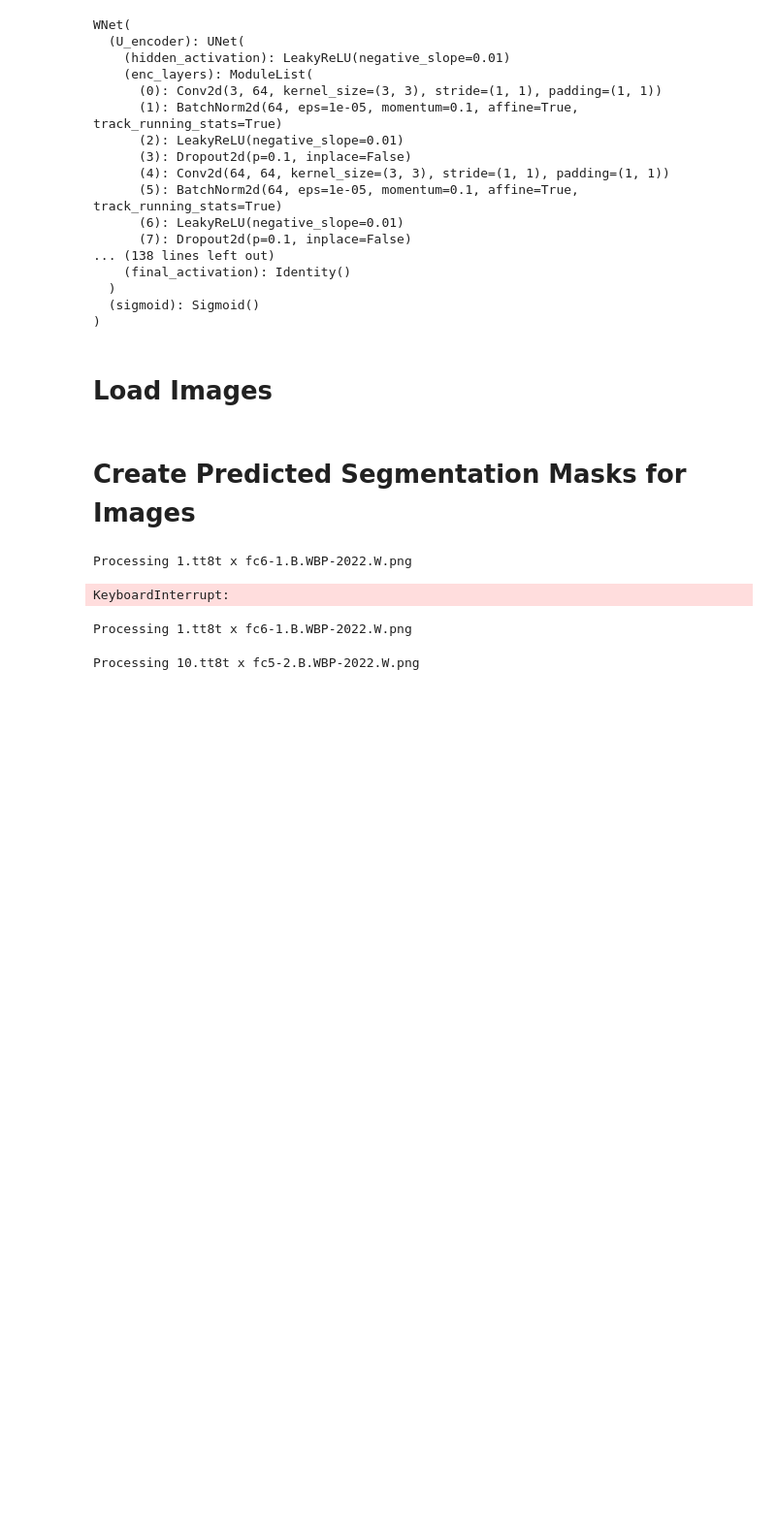
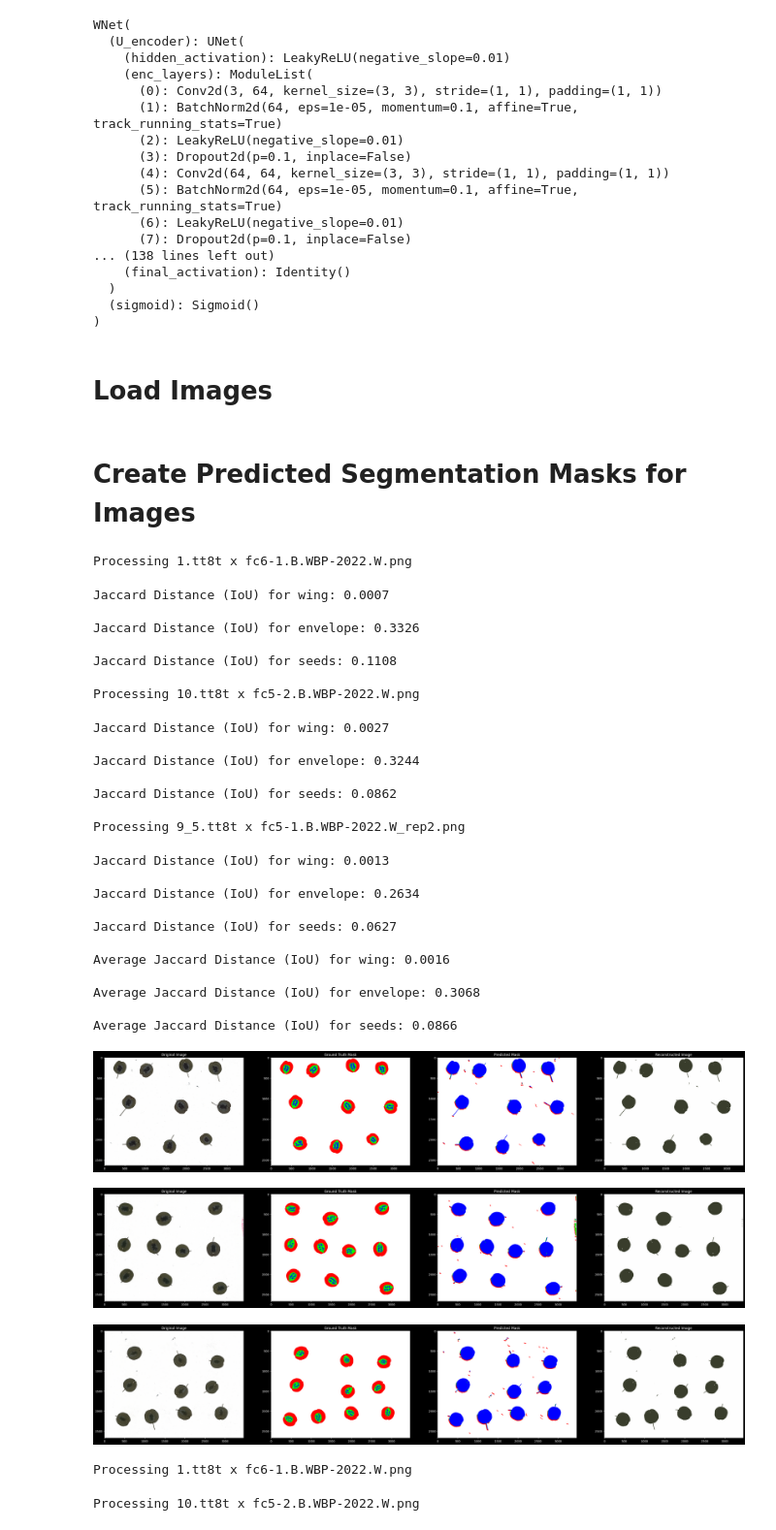
Before and after one commit to pikruse/PennycressWNet, a Jupyter notebook: notebooks/Inference.ipynb, the cells around one changed output. Shown at 97% size. Cells and saved outputs as stored; diff of their text form; code cells hidden in the pictures; blank space fills up the shorter version.

```diff
--- a/notebooks/Inference.ipynb
+++ b/notebooks/Inference.ipynb
@@ -97,7 +97,9 @@ WNet(
 # options
 image_path = "../data/test/images/"
 mask_path = "../data/test/masks/"
-save_path = "../data/test/predictions/"
+pred_save_path = "../data/test/predictions/"
+rec_save_path = "../data/test/reconstructions/"
+
 
 # load image data
 image_names = glob.glob(mask_path + "*.png")
@@ -107,17 +109,45 @@ image_names = [os.path.basename(x) for x in image_names]
 # %%
 reload(SegmentImage)
 SegmentImage.segment_image(model = wnet,
                            k = 4,
                            image_names = image_names,
                            image_path = image_path,
                            mask_path = mask_path,
-                           save_path = save_path,
+                           pred_save_path = pred_save_path,
+                           rec_save_path = rec_save_path,
                            plot = True,
                            verbose = 2,
                            device = device)
 # %% [output]
 Processing 1.tt8t x fc6-1.B.WBP-2022.W.png
-KeyboardInterrupt:
+Jaccard Distance (IoU) for wing: 0.0007
+
+Jaccard Distance (IoU) for envelope: 0.3326
+
+Jaccard Distance (IoU) for seeds: 0.1108
+
+Processing 10.tt8t x fc5-2.B.WBP-2022.W.png
+Jaccard Distance (IoU) for wing: 0.0027
+
+Jaccard Distance (IoU) for envelope: 0.3244
+
+Jaccard Distance (IoU) for seeds: 0.0862
+
+Processing 9_5.tt8t x fc5-1.B.WBP-2022.W_rep2.png
+Jaccard Distance (IoU) for wing: 0.0013
+
+Jaccard Distance (IoU) for envelope: 0.2634
+
+Jaccard Distance (IoU) for seeds: 0.0627
+
+Average Jaccard Distance (IoU) for wing: 0.0016
+
+Average Jaccard Distance (IoU) for envelope: 0.3068
+
+Average Jaccard Distance (IoU) for seeds: 0.0866
+[figure, added]
+[figure, added]
+[figure, added]
 # %%
 # just plot tiles
 
```
Also changed, not shown: parts of 1 cell of this notebook, 5 other files.
